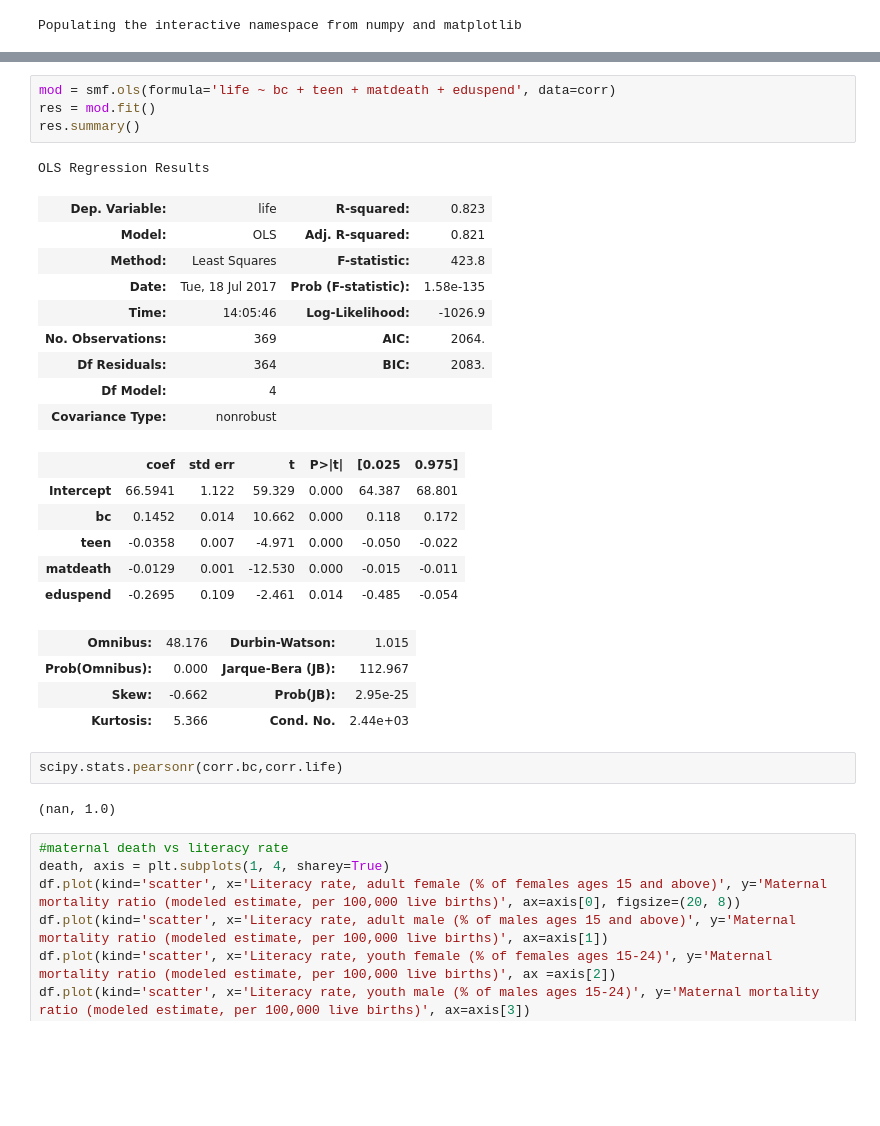
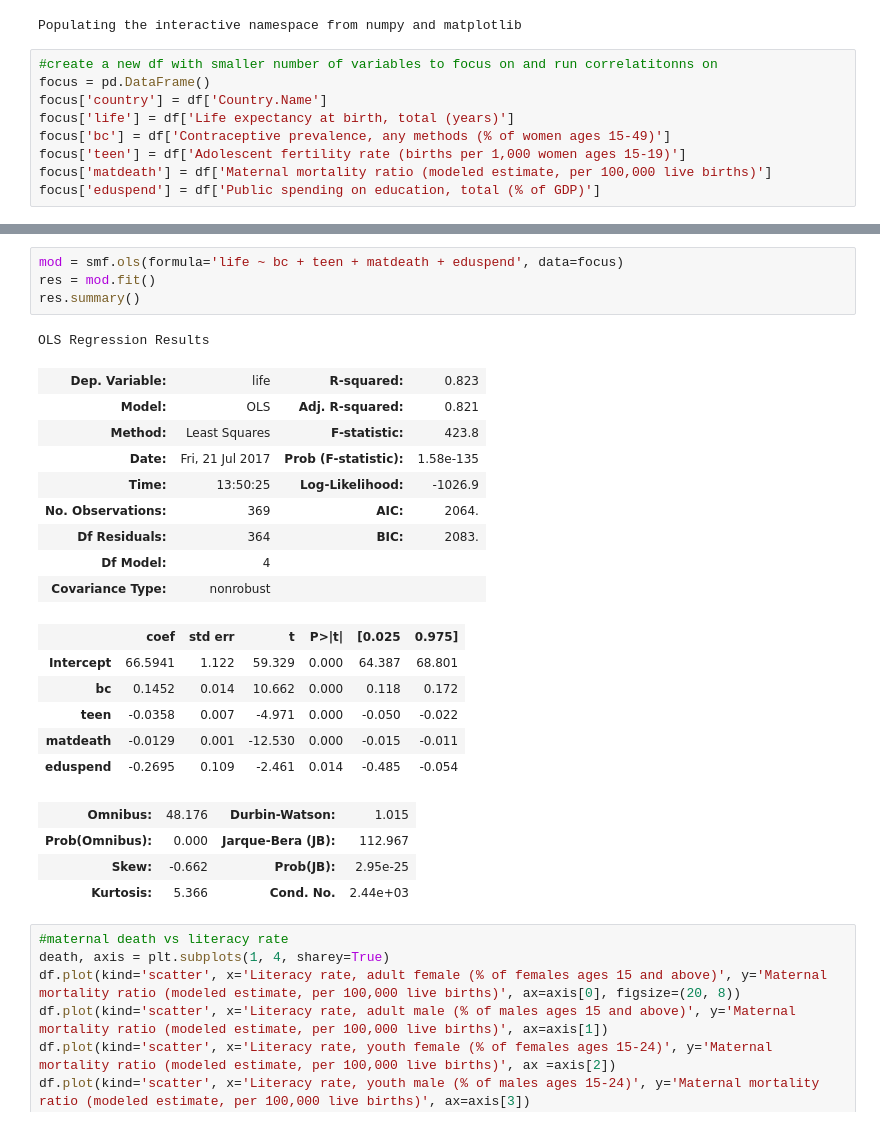
Before and after one commit to circushaase/Capstone-1_WorldBank_GenderData, a Jupyter notebook: InferentialStats.ipynb, the cells around one changed output, grey strips where cells are left out. Saved outputs shown, nothing was run; the diff lists cells and outputs as text; blank space fills up the shorter version.

Commit message:
Update to Stats

```diff
--- a/InferentialStats.ipynb
+++ b/InferentialStats.ipynb
@@ -18,3 +18,12 @@ import seaborn as sns
 df = pd.read_csv('~/Documents/Repository/Capstone-1_WorldBank_GenderData/wrangled_data.csv')
 # %% [output]
 Populating the interactive namespace from numpy and matplotlib
+# %%
+#create a new df with smaller number of variables to focus on and run correlatitonns on
+focus = pd.DataFrame()
+focus['country'] = df['Country.Name']
+focus['life'] = df['Life expectancy at birth, total (years)']
+focus['bc'] = df['Contraceptive prevalence, any methods (% of women ages 15-49)']
+focus['teen'] = df['Adolescent fertility rate (births per 1,000 women ages 15-19)']
+focus['matdeath'] = df['Maternal mortality ratio (modeled estimate, per 100,000 live births)']
+focus['eduspend'] = df['Public spending on education, total (% of GDP)']
@@ -88,16 +106,16 @@ Intercept    65.161661
 eduspend      0.964530
 dtype: float64
 # %%
-mod = smf.ols(formula='life ~ bc + teen + matdeath + eduspend', data=corr)
+mod = smf.ols(formula='life ~ bc + teen + matdeath + eduspend', data=focus)
 res = mod.fit()
 res.summary()
 # %% [output]
 OLS Regression Results
 | Dep. Variable: | life | R-squared: | 0.823 |
 | Model: | OLS | Adj. R-squared: | 0.821 |
 | Method: | Least Squares | F-statistic: | 423.8 |
-| Date: | Tue, 18 Jul 2017 | Prob (F-statistic): | 1.58e-135 |
-| Time: | 14:05:46 | Log-Likelihood: | -1026.9 |
+| Date: | Fri, 21 Jul 2017 | Prob (F-statistic): | 1.58e-135 |
+| Time: | 13:50:25 | Log-Likelihood: | -1026.9 |
 | No. Observations: | 369 | AIC: | 2064. |
 | Df Residuals: | 364 | BIC: | 2083. |
 | Df Model: | 4 |  |  |
@@ -112,10 +130,6 @@ OLS Regression Results
 | Prob(Omnibus): | 0.000 | Jarque-Bera (JB): | 112.967 |
 | Skew: | -0.662 | Prob(JB): | 2.95e-25 |
 | Kurtosis: | 5.366 | Cond. No. | 2.44e+03 |
-# %%
-scipy.stats.pearsonr(corr.bc,corr.life)
-# %% [output]
-(nan, 1.0)
 # %%
 #maternal death vs literacy rate
 death, axis = plt.subplots(1, 4, sharey=True)
```
Also changed, not shown: parts of 24 cells of this notebook.
